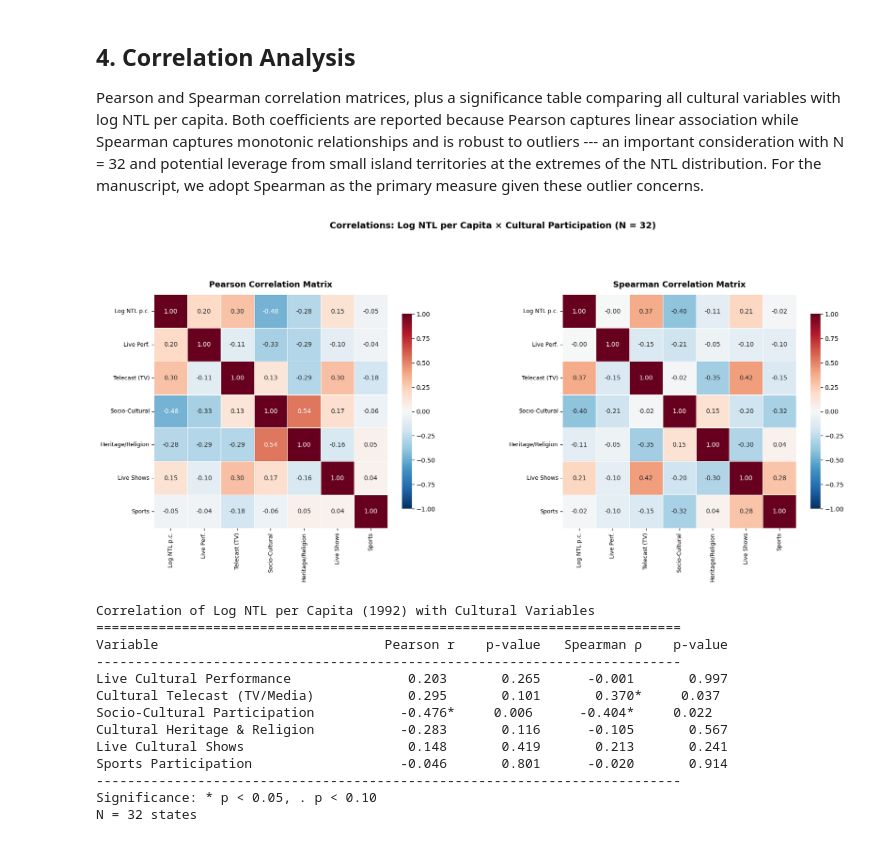
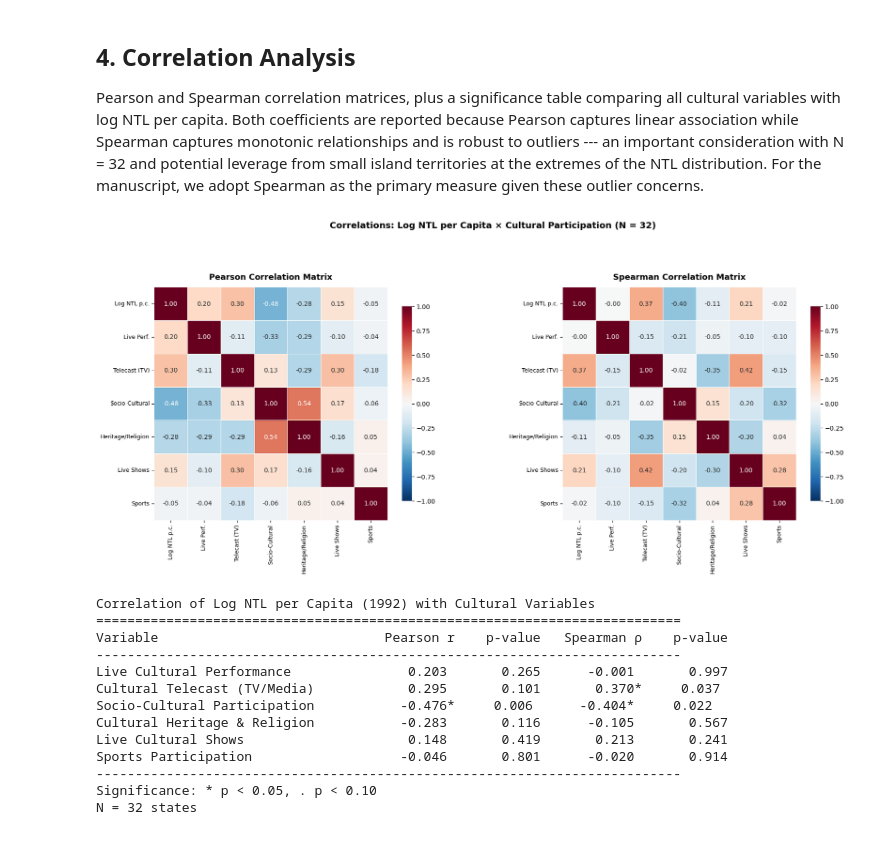
Before and after one commit to quarcs-lab/project2025s, a Jupyter notebook: notebooks/c06_spatial_culture.ipynb, the cells around one changed output. Saved outputs shown, nothing was run; the diff lists cells and outputs as text; code cells hidden in the pictures.

```diff
--- a/notebooks/c06_spatial_culture.ipynb
+++ b/notebooks/c06_spatial_culture.ipynb
@@ -207,35 +206,35 @@ corr_labels = {
     "CH_relig": "Heritage/Religion",
     "LC_shows": "Live Shows",
     "Sports": "Sports",
 }
 
 corr_pearson = gdf[corr_vars].corr(method="pearson")
 corr_spearman = gdf[corr_vars].corr(method="spearman")
 
 fig, axes = plt.subplots(1, 2, figsize=(20, 8))
 
 for ax, corr, title in zip(axes, [corr_pearson, corr_spearman], ["Pearson", "Spearman"]):
     corr_display = corr.copy()
     corr_display.index = [corr_labels.get(v, v) for v in corr_display.index]
     corr_display.columns = [corr_labels.get(v, v) for v in corr_display.columns]
 
     sns.heatmap(
         corr_display, annot=True, fmt=".2f", cmap="RdBu_r",
         vmin=-1, vmax=1, center=0, ax=ax, square=True,
         linewidths=0.5, cbar_kws={"shrink": 0.7},
         annot_kws={"fontsize": 10},
     )
     ax.set_title(f"{title} Correlation Matrix", fontsize=13, fontweight="bold", pad=12)
     ax.tick_params(axis="both", labelsize=9)
 
 fig.suptitle(
     "Correlations: Log NTL per Capita \u00d7 Cultural Participation (N = 32)",
-    fontsize=14, fontweight="bold", y=1.02,
+    fontsize=14, fontweight="bold", y=1.0,
 )
 fig.subplots_adjust(wspace=0.4)
 plt.show()
 # %% [output]
-[figure, old version]
+[figure, new version]
 # %%
 # Significance table
 print("Correlation of Log NTL per Capita (1992) with Cultural Variables")
```
Also changed, not shown: parts of 11 cells of this notebook, 24 other files.
